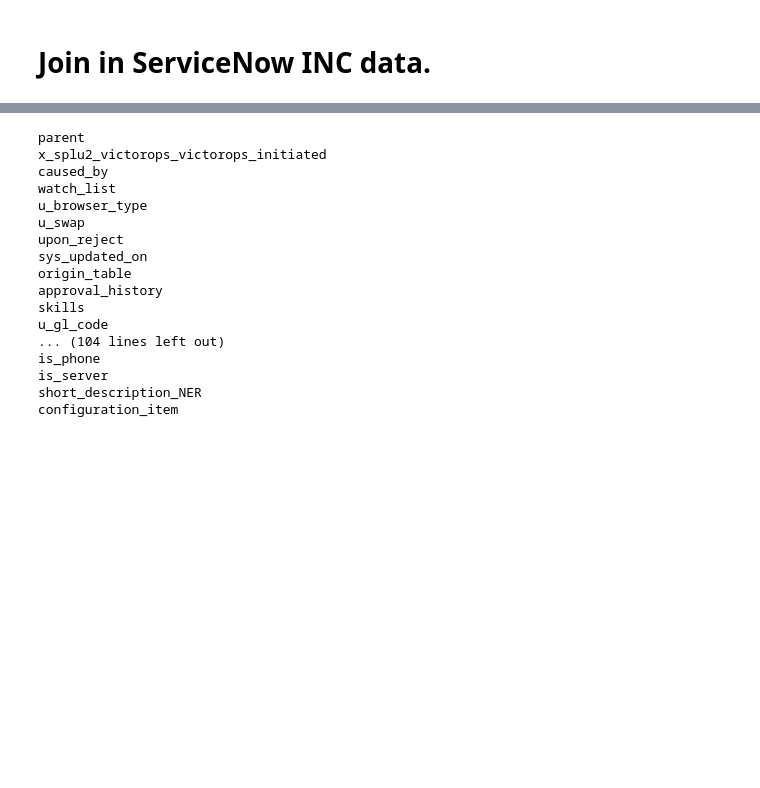
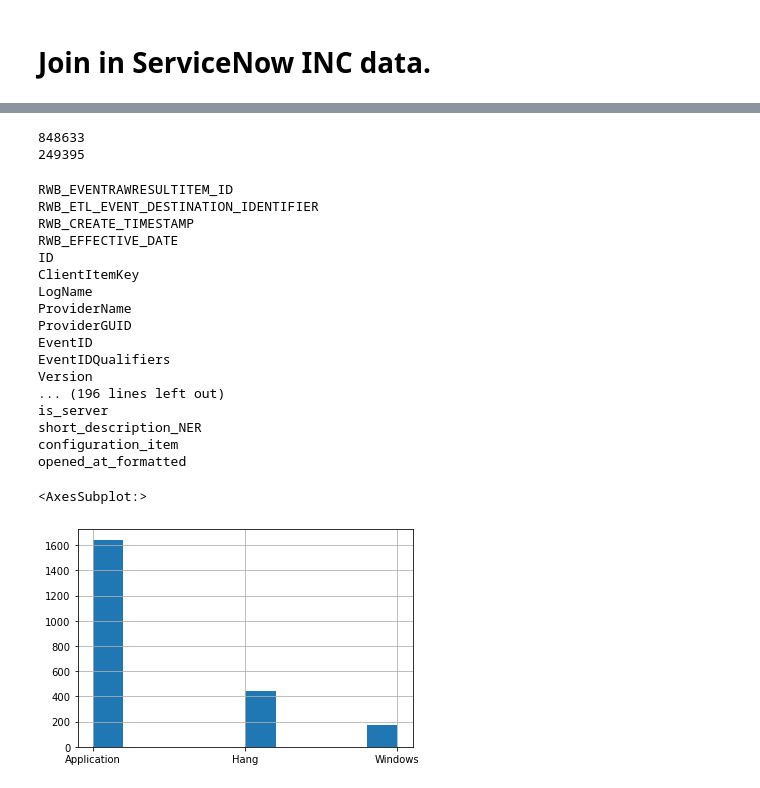
Before and after one commit to redgerly-umich/capstone_ff, a Jupyter notebook: DataCleaning/combine_4_error_types.ipynb, the cells around one changed output, grey strips where cells are left out. Drawn from its saved outputs; the diff is of its cells as text; code cells hidden in the pictures; blank space fills up the shorter version.

Commit message:
INC join w/ TimeCreatedSystemTimeFormatted + opened_at_formatted

```diff
--- a/DataCleaning/combine_4_error_types.ipynb
+++ b/DataCleaning/combine_4_error_types.ipynb
@@ -220,3 +109,9 @@ incs
+# %%
+incs['opened_at'] = pd.to_datetime(incs['opened_at'])
+# %%
+incs['opened_at_formatted'] = incs['opened_at'].dt.strftime('%Y-%m-%d')
+# %%
+machines_merged['TimeCreatedSystemTimeFormatted'] = machines_merged['TimeCreatedSystemTime'].dt.strftime('%Y-%m-%d')
 # %%
-incs_merged = machines_merged.merge(incs, left_on='Name0', right_on='configuration_item')
-incs_merged
+# incs_merged = machines_merged.merge(incs, left_on='Name0', right_on='configuration_item')
+incs_merged = machines_merged.merge(incs, left_on=['Name0', 'TimeCreatedSystemTimeFormatted'], right_on=['configuration_item', 'opened_at_formatted'])
@@ -253,21 +167,32 @@ incs_merged[incs_merged['configuration_item'] == 'STM-D-U27117']
+# %%
+print(machines_merged['TimeCreatedSystemTime'].isnull().sum())
+print(machines_merged['TimeCreatedSystemTime'].notnull().sum())
+# %% [output]
+848633
+249395
 # %%
-for col in incs.columns:
+for col in incs_merged.columns:
     print(col)
 # %% [output]
-parent
-x_splu2_victorops_victorops_initiated
-caused_by
-watch_list
-u_browser_type
-u_swap
-upon_reject
-sys_updated_on
-origin_table
-approval_history
-skills
-u_gl_code
-... (104 lines left out)
-is_phone
+RWB_EVENTRAWRESULTITEM_ID
+RWB_ETL_EVENT_DESTINATION_IDENTIFIER
+RWB_CREATE_TIMESTAMP
+RWB_EFFECTIVE_DATE
+ID
+ClientItemKey
+LogName
+ProviderName
+ProviderGUID
+EventID
+EventIDQualifiers
+Version
+... (196 lines left out)
 is_server
 short_description_NER
 configuration_item
+opened_at_formatted
+# %%
+incs_merged.sort_values(by=['error_type'])['error_type'].hist()
+# %% [output]
+<AxesSubplot:>
+[figure, added]
```
Also changed, not shown: parts of 21 cells of this notebook.
